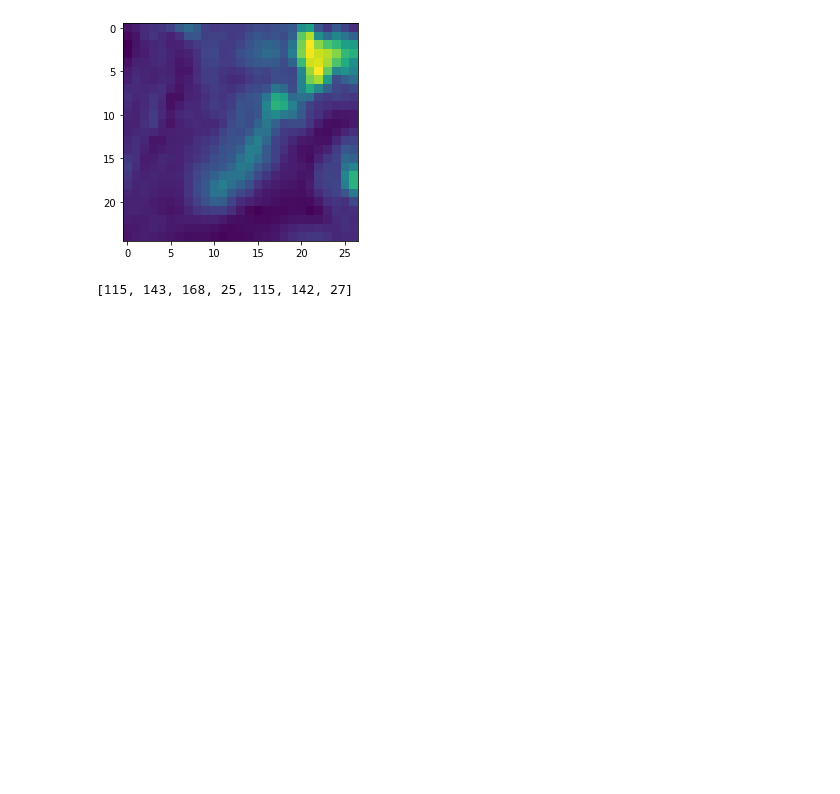
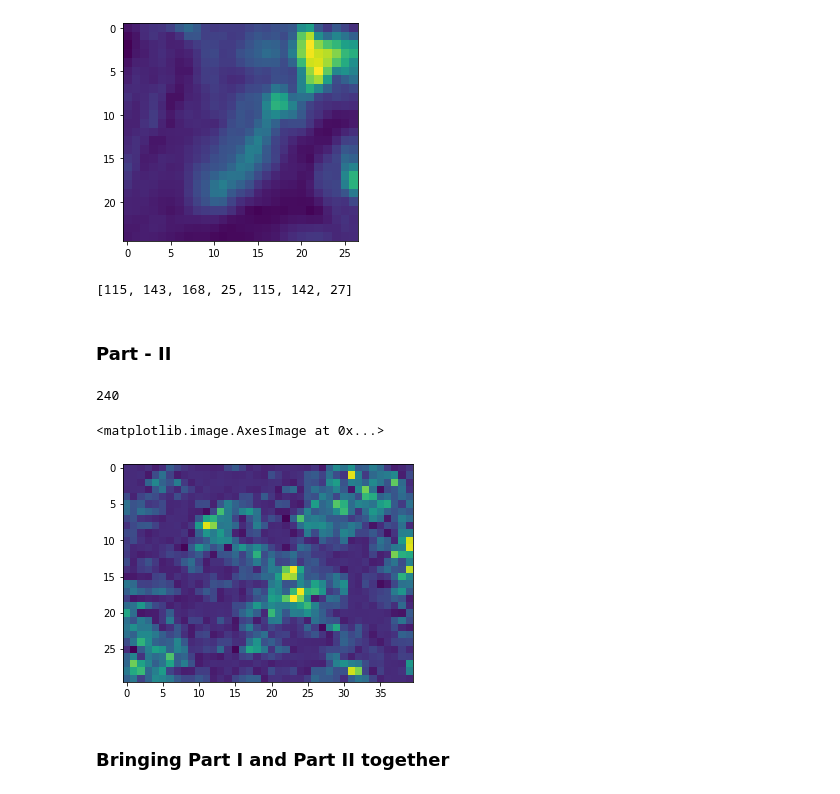
Before and after one commit to elogicaadith/ManningLP_CNN_W_PyTorch, a Jupyter notebook: 02_ManningLP_Week2.ipynb, the cells around one changed output. Cells and saved outputs as stored; diff of their text form; code cells hidden in the pictures; blank space fills up the shorter version.

Commit message:
Finished part 2 of week 2's exercise

```diff
--- a/02_ManningLP_Week2.ipynb
+++ b/02_ManningLP_Week2.ipynb
@@ -61,3 +65,53 @@ plt.imshow(returned_tuple[1])
 random_numbers
 # %% [output]
 [115, 143, 168, 25, 115, 142, 27]
+# %% [markdown]
+### **Part - II**
+# %%
+# Class for dataset --->
+
+class scan_dataset:
+  def __init__(self, data_path, image_set, image_number, y_start, y_end, x_start, x_end, random_seed):
+    os.chdir(data_path)
+    image_set_raw = nib.load(image_set)
+    self.image_set = image_set_raw.get_fdata()
+    self.image_number = image_number
+    self.y_start = y_start
+    self.y_end = y_end
+    self.x_start = x_start
+    self.x_end = x_end
+    self.random_seed = random_seed
+
+  def __len__(self):
+    return len(self.image_set)
+
+  def __getitem__(self):
+    return(self.image_set[self.image_number, self.y_start:self.y_end, self.x_start:self.x_end])
+
+  def random_crop(self):
+    seed(self.random_seed)
+    start_pixel_y = randint(0, 180)
+    sum_up_y = randint(11, 31)
+    end_pixel_y = start_pixel_y + sum_up_y
+    start_pixel_x = randint(0, 240)
+    sum_up_x = randint(11, 31)
+    end_pixel_x = start_pixel_x + sum_up_x
+    cropped_image = self.image_set[self.image_number, start_pixel_y:end_pixel_y, start_pixel_x:end_pixel_x]
+    pixel_specs = [self.image_number, start_pixel_y, end_pixel_y, sum_up_y, start_pixel_x, end_pixel_x, sum_up_x]
+    return(cropped_image, pixel_specs)
+# %%
+data_path = "/content/drive/My Drive/Colab Notebooks/Datasets/hh/t1"
+image_set = "IXI012-HH-1211-T1_fcm.nii.gz"
+dataset_1 = scan_dataset(data_path= data_path, image_set = image_set, image_number = 7, y_start = 11, y_end = 41, x_start = 11, x_end = 51)
+# %%
+length_ds_1 = dataset_1.__len__()
+print(length_ds_1)
+# %% [output]
+240
+# %%
+plt.imshow(dataset_1.__getitem__())
+# %% [output]
+<matplotlib.image.AxesImage at 0x...>
+[figure, added]
+# %% [markdown]
+### **Bringing Part I and Part II together**
```
Also changed, not shown: parts of 5 cells of this notebook.
